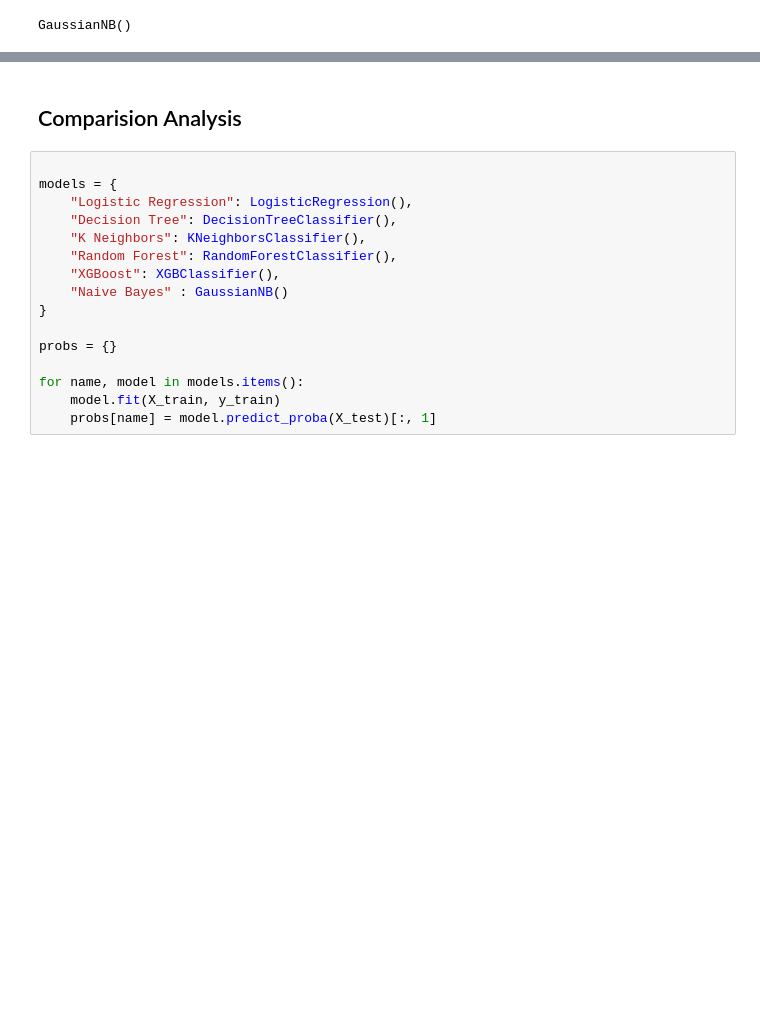
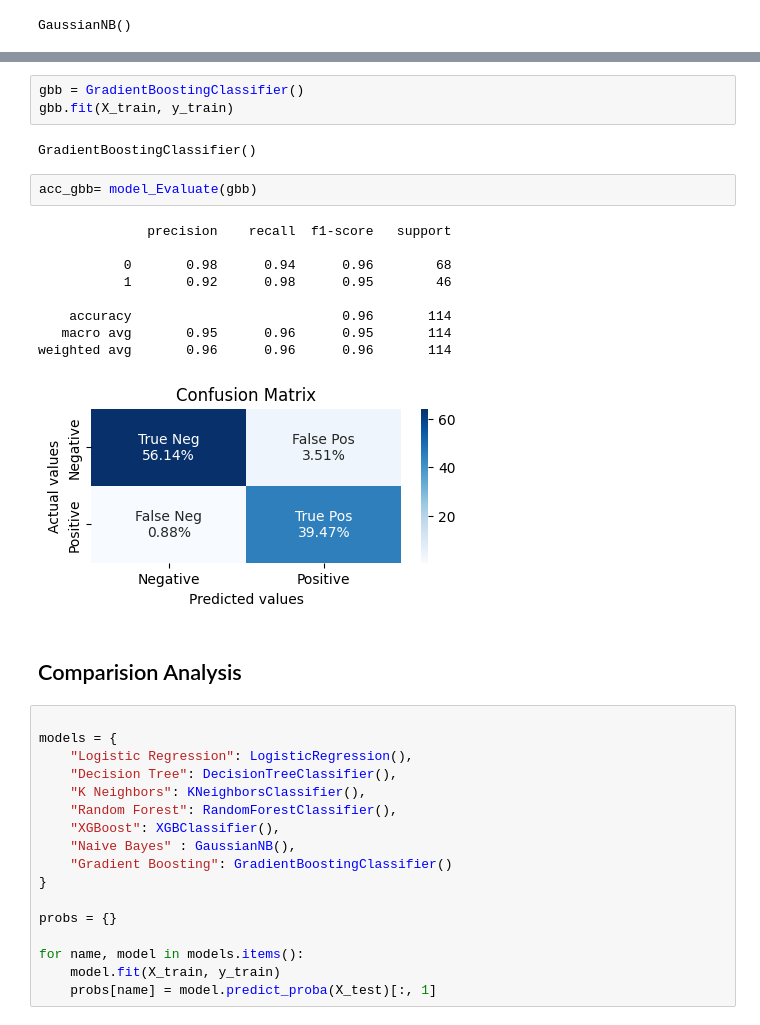
Before and after one commit to PeroumalPajany/TEMP, a Jupyter notebook: breastcancer_classification_models.ipynb, the cells around one changed output, grey strips where cells are left out. Drawn from its saved outputs; the diff is of its cells as text; blank space fills up the shorter version.

```diff
--- a/breastcancer_classification_models.ipynb
+++ b/breastcancer_classification_models.ipynb
@@ -299,3 +300,20 @@ weighted avg       0.94      0.94      0.94       114
+# %%
+gbb = GradientBoostingClassifier()
+gbb.fit(X_train, y_train)
+# %% [output]
+GradientBoostingClassifier()
+# %%
+acc_gbb= model_Evaluate(gbb)
+# %% [output]
+              precision    recall  f1-score   support
+
+           0       0.98      0.94      0.96        68
+           1       0.92      0.98      0.95        46
+
+    accuracy                           0.96       114
+   macro avg       0.95      0.96      0.95       114
+weighted avg       0.96      0.96      0.96       114
+[figure, added]
 # %% [markdown]
 ## Comparision Analysis
 # %%
@@ -306,7 +324,8 @@ models = {
     "K Neighbors": KNeighborsClassifier(),
     "Random Forest": RandomForestClassifier(),
     "XGBoost": XGBClassifier(),
-    "Naive Bayes" : GaussianNB()
+    "Naive Bayes" : GaussianNB(),
+    "Gradient Boosting": GradientBoostingClassifier()
 }
 
 probs = {}
```
Also changed, not shown: parts of 9 cells of this notebook.
